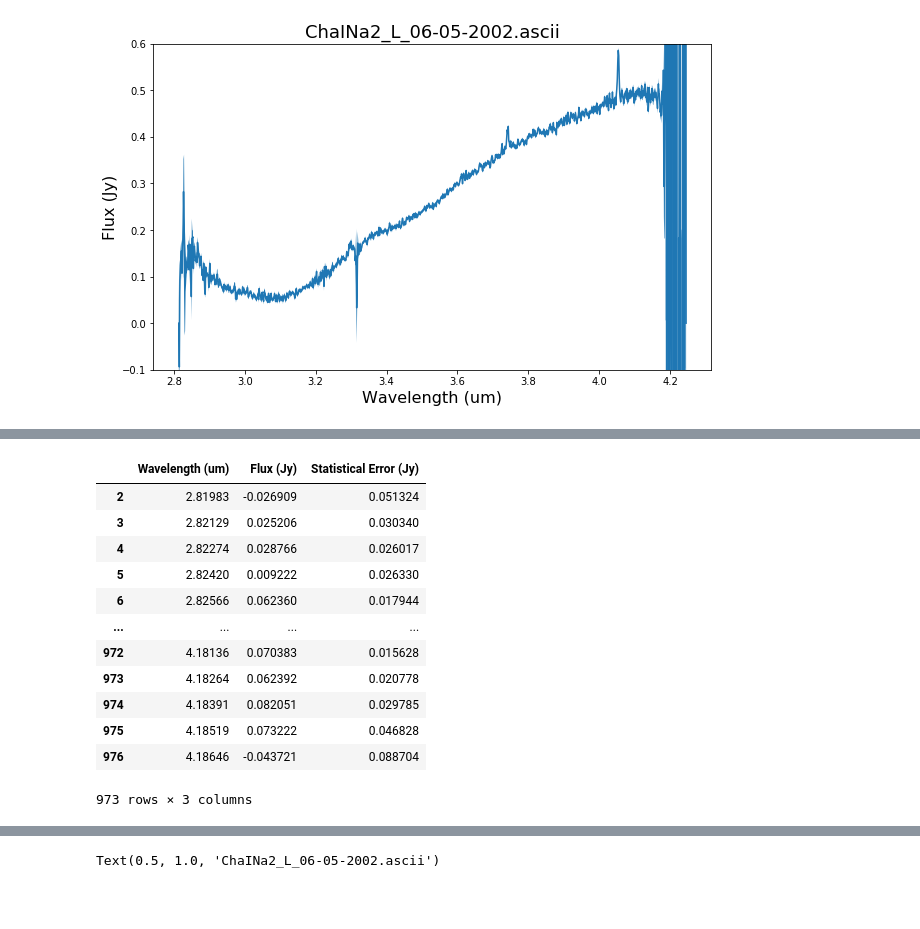
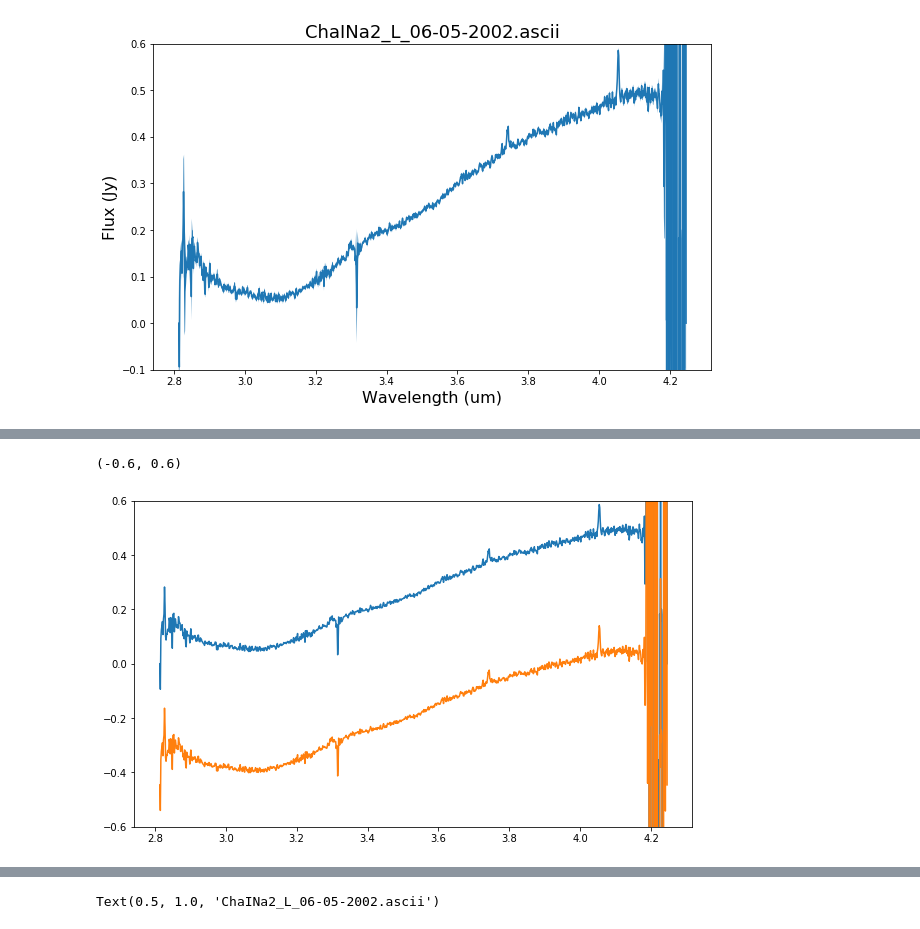
Before and after one commit to claraross1/ross_thesis, a Jupyter notebook: L spectra/VLT-ISAAC code.ipynb, the cells around one changed output, grey strips where cells are left out. Saved outputs shown, nothing was run; the diff lists cells and outputs as text; code cells hidden in the pictures; blank space fills up the shorter version.

```diff
--- a/L spectra/VLT-ISAAC code.ipynb
+++ b/L spectra/VLT-ISAAC code.ipynb
@@ -90,16 +83,14 @@ plt.plot(x_val,err)
-# %%
-df2
-# %% [output]
-|  | Wavelength (um) | Flux (Jy) | Statistical Error (Jy) |
-| 2 | 2.81983 | -0.026909 | 0.051324 |
-| 3 | 2.82129 | 0.025206 | 0.030340 |
-| 4 | 2.82274 | 0.028766 | 0.026017 |
-| 5 | 2.82420 | 0.009222 | 0.026330 |
-| 6 | 2.82566 | 0.062360 | 0.017944 |
-| ... | ... | ... | ... |
-| 972 | 4.18136 | 0.070383 | 0.015628 |
-| 973 | 4.18264 | 0.062392 | 0.020778 |
-| 974 | 4.18391 | 0.082051 | 0.029785 |
-| 975 | 4.18519 | 0.073222 | 0.046828 |
-| 976 | 4.18646 | -0.043721 | 0.088704 |
-973 rows × 3 columns
+# %%
+# subtract maximum from data
+max_val = max(func(x_val,*popt))
+
+y_val_sub = df["Flux (Jy)"] - max_val
+
+fig=plt.figure(1,figsize=(10,6))
+ax1=fig.add_subplot(111)
+ax1.plot(df["Wavelength (um)"],df["Flux (Jy)"])
+ax1.plot(df["Wavelength (um)"],y_val_sub)
+ax1.set_ylim(-0.6,0.6)
+# %% [output]
+(-0.6, 0.6)
+[figure, added]
```
Also changed, not shown: parts of 8 cells of this notebook.
